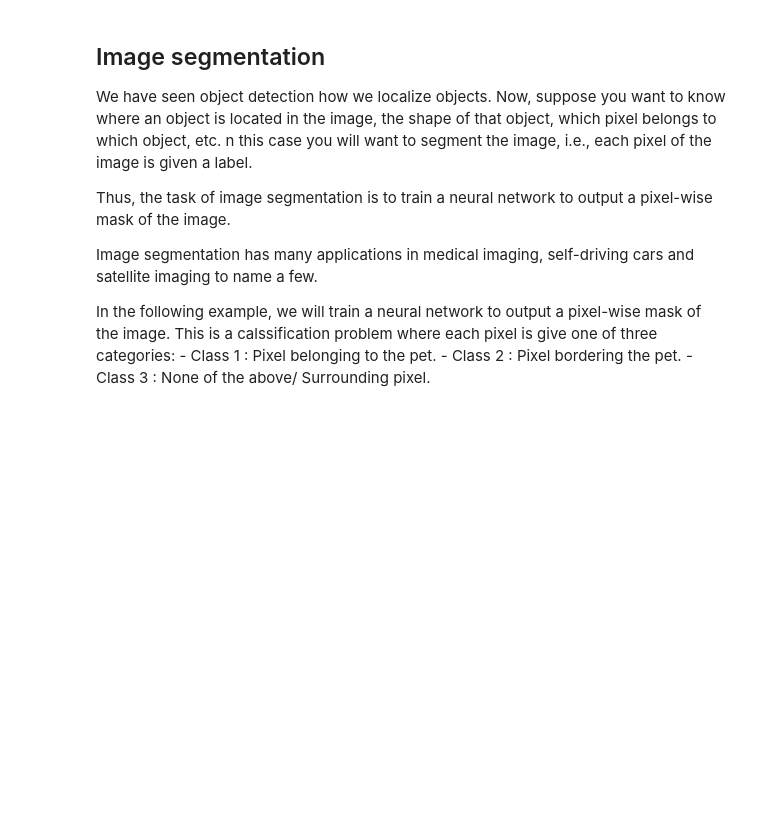
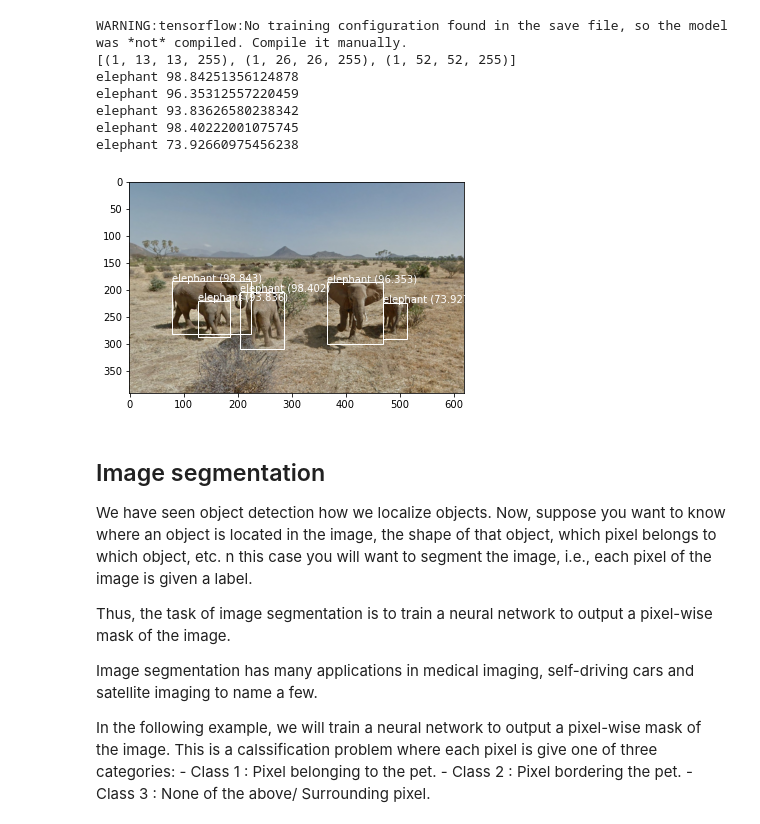
Before and after one commit to PEESEgroup/SysEn5888, a Jupyter notebook: Tutorial#7- Object detection and Segmentation.ipynb, the cells around one changed output. Cells and saved outputs as stored; diff of their text form; code cells hidden in the pictures; blank space fills up the shorter version.

```diff
--- a/Tutorial#7- Object detection and Segmentation.ipynb
+++ b/Tutorial#7- Object detection and Segmentation.ipynb
@@ -387,7 +410,7 @@ model = load_model('model.h5')
 # define the expected input shape for the model
 input_w, input_h = 416, 416
 # define our new photo
-photo_filename = 'zebra.jpg'
+photo_filename = 'objdet.png'
 # load and prepare image
 image, image_w, image_h = load_image_pixels(photo_filename, (input_w, input_h))
 # make prediction
@@ -397,33 +420,42 @@ print([a.shape for a in yhat])
 # define the anchors
 anchors = [[116,90, 156,198, 373,326], [30,61, 62,45, 59,119], [10,13, 16,30, 33,23]]
 # define the probability threshold for detected objects
 class_threshold = 0.6
 boxes = list()
 for i in range(len(yhat)):
     # decode the output of the network
     boxes += decode_netout(yhat[i][0], anchors[i], class_threshold, input_h, input_w)
 # correct the sizes of the bounding boxes for the shape of the image
 correct_yolo_boxes(boxes, image_h, image_w, input_h, input_w)
 # suppress non-maximal boxes
 do_nms(boxes, 0.5)
 # define the labels
 labels = ["person", "bicycle", "car", "motorbike", "aeroplane", "bus", "train", "truck",
     "boat", "traffic light", "fire hydrant", "stop sign", "parking meter", "bench",
     "bird", "cat", "dog", "horse", "sheep", "cow", "elephant", "bear", "zebra", "giraffe",
     "backpack", "umbrella", "handbag", "tie", "suitcase", "frisbee", "skis", "snowboard",
     "sports ball", "kite", "baseball bat", "baseball glove", "skateboard", "surfboard",
     "tennis racket", "bottle", "wine glass", "cup", "fork", "knife", "spoon", "bowl", "banana",
     "apple", "sandwich", "orange", "broccoli", "carrot", "hot dog", "pizza", "donut", "cake",
     "chair", "sofa", "pottedplant", "bed", "diningtable", "toilet", "tvmonitor", "laptop", "mouse",
     "remote", "keyboard", "cell phone", "microwave", "oven", "toaster", "sink", "refrigerator",
     "book", "clock", "vase", "scissors", "teddy bear", "hair drier", "toothbrush"]
 # get the details of the detected objects
 v_boxes, v_labels, v_scores = get_boxes(boxes, labels, class_threshold)
 # summarize what we found
 for i in range(len(v_boxes)):
     print(v_labels[i], v_scores[i])
 # draw what we found
 draw_boxes(photo_filename, v_boxes, v_labels, v_scores)
+# %% [output]
+WARNING:tensorflow:No training configuration found in the save file, so the model was *not* compiled. Compile it manually.
+[(1, 13, 13, 255), (1, 26, 26, 255), (1, 52, 52, 255)]
+elephant 98.84251356124878
+elephant 96.35312557220459
+elephant 93.83626580238342
+elephant 98.40222001075745
+elephant 73.92660975456238
+[figure, added]
 # %% [markdown]
 ## Image segmentation
 
```
Also changed, not shown: parts of 4 cells of this notebook.
